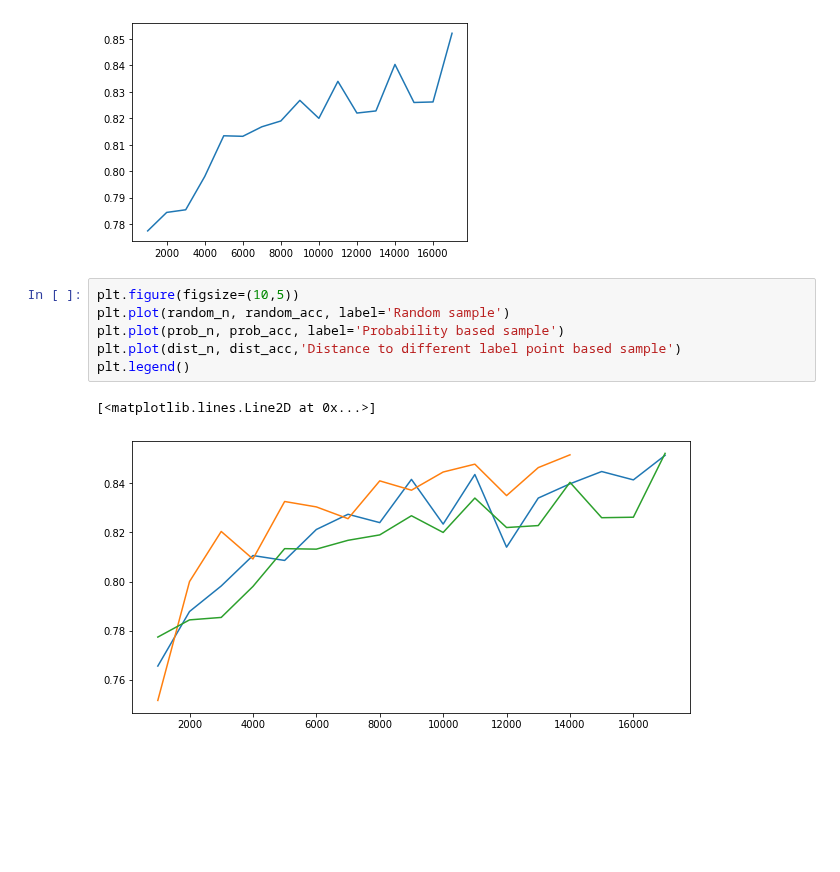
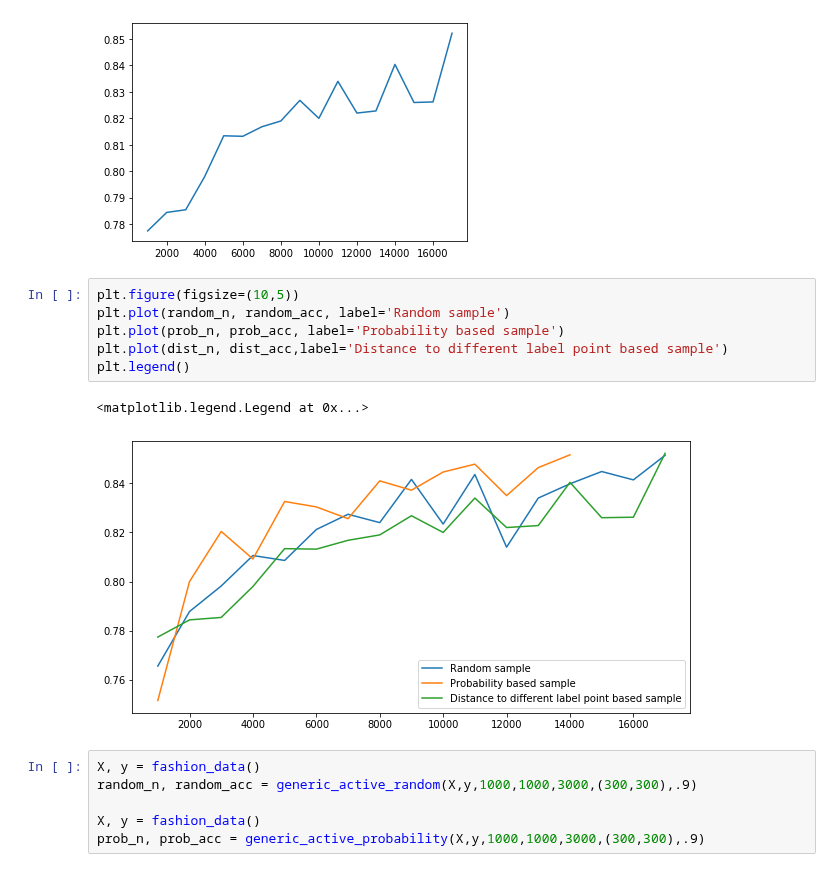
Before and after one commit to max-miller/ds_ground_up, a Jupyter notebook: active_learning/active_learning.ipynb, the cells around one changed output. Saved outputs shown, nothing was run; the diff lists cells and outputs as text; blank space fills up the shorter version.

```diff
--- a/active_learning/active_learning.ipynb
+++ b/active_learning/active_learning.ipynb
@@ -741,9 +741,15 @@ Final accuracy : 0.8522
 # %%
 plt.figure(figsize=(10,5))
 plt.plot(random_n, random_acc, label='Random sample')
 plt.plot(prob_n, prob_acc, label='Probability based sample')
-plt.plot(dist_n, dist_acc,'Distance to different label point based sample')
+plt.plot(dist_n, dist_acc,label='Distance to different label point based sample')
 plt.legend()
 # %% [output]
-[<matplotlib.lines.Line2D at 0x...>]
+<matplotlib.legend.Legend at 0x...>
-[figure, old version]
+[figure, new version]
+# %%
+X, y = fashion_data()
+random_n, random_acc = generic_active_random(X,y,1000,1000,3000,(300,300),.9)
+
+X, y = fashion_data()
+prob_n, prob_acc = generic_active_probability(X,y,1000,1000,3000,(300,300),.9)
```
